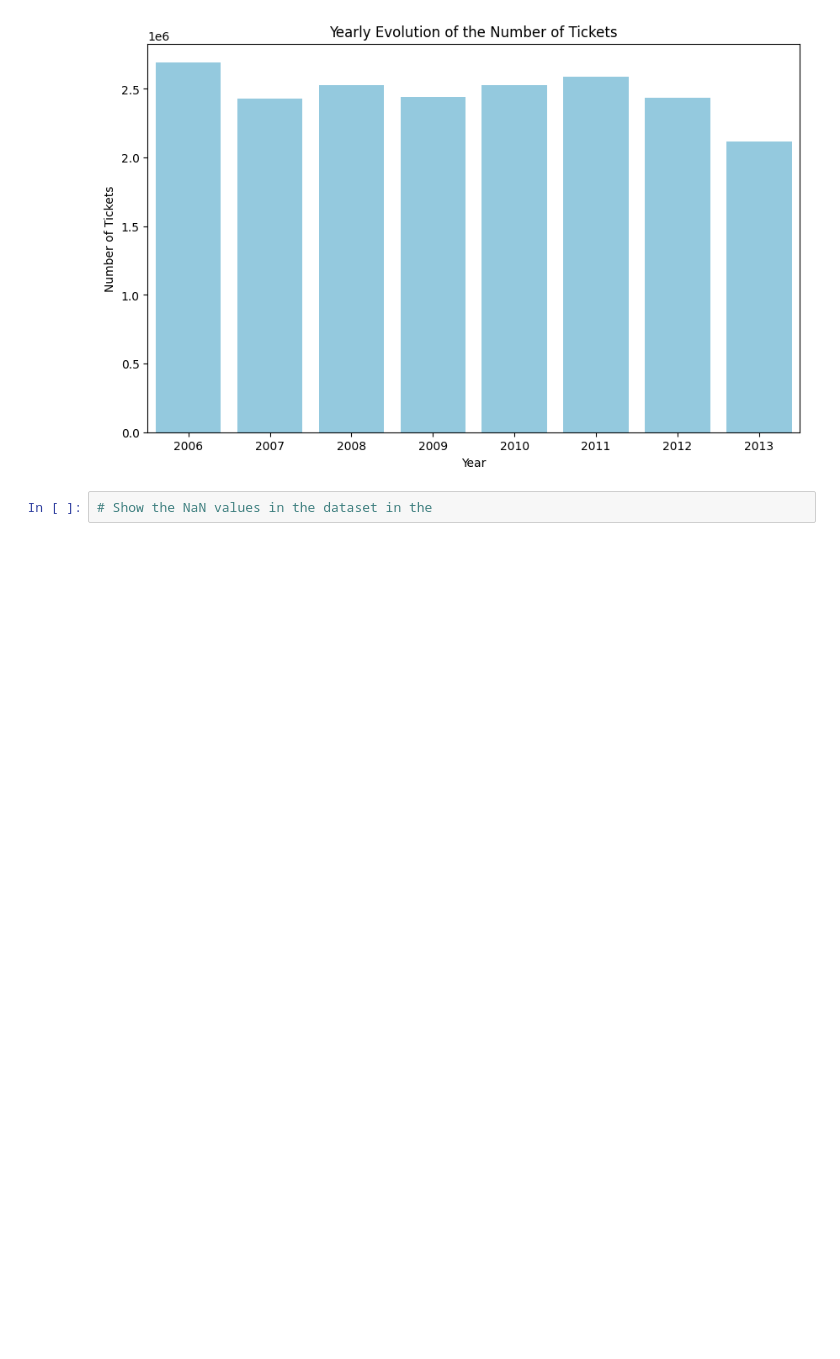
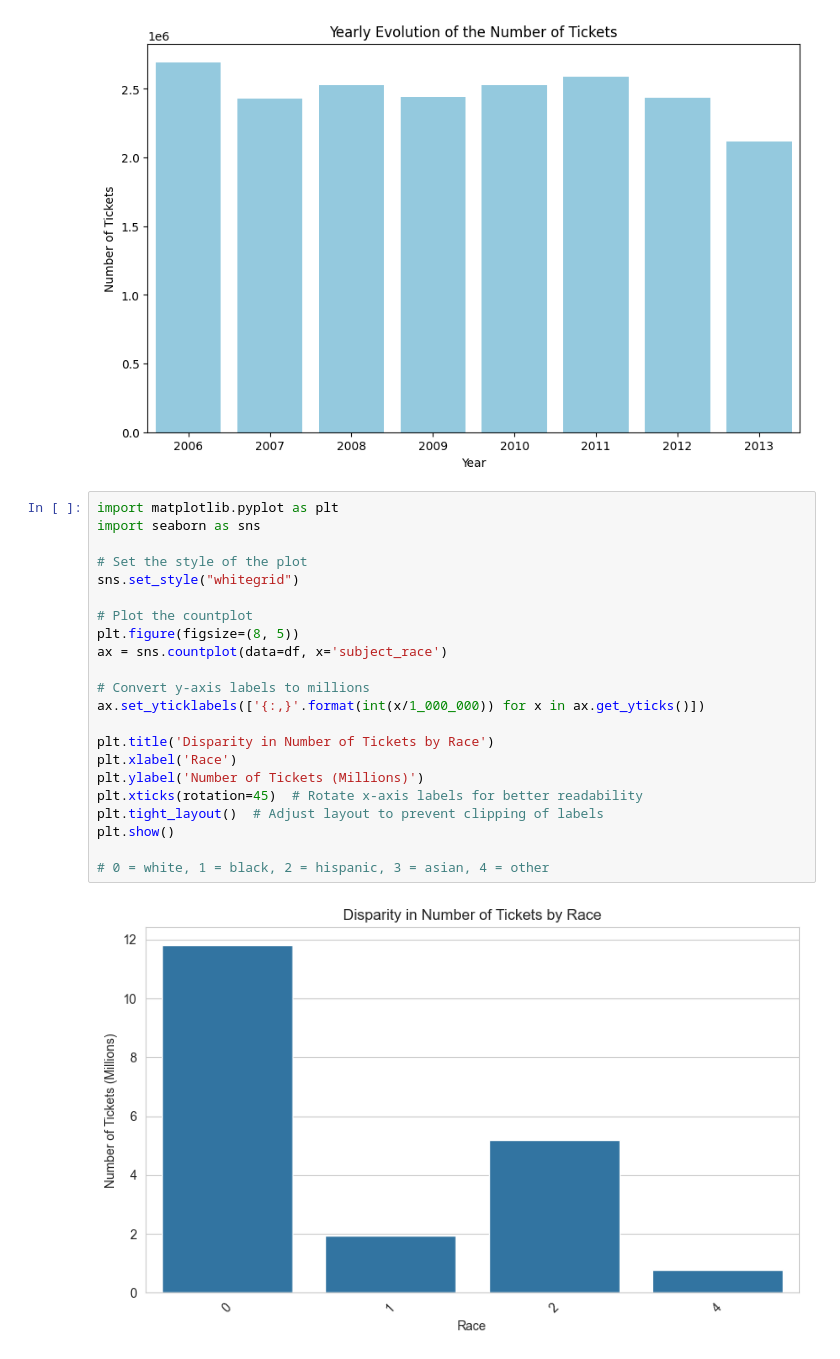
Before and after one commit to Luxchar/Criminalysis, a Jupyter notebook: notebooks/visualization.ipynb, the cells around one changed output. Cells and saved outputs as stored; diff of their text form; blank space fills up the shorter version.

```diff
--- a/notebooks/visualization.ipynb
+++ b/notebooks/visualization.ipynb
@@ -235,5 +234,27 @@ plt.ylabel('Number of Tickets')
 plt.show()
 # %% [output]
 [figure]
-# %%
-# Show the NaN values in the dataset in the
+# %%
+import matplotlib.pyplot as plt
+import seaborn as sns
+
+# Set the style of the plot
+sns.set_style("whitegrid")
+
+# Plot the countplot
+plt.figure(figsize=(8, 5))
+ax = sns.countplot(data=df, x='subject_race')
+
+# Convert y-axis labels to millions
+ax.set_yticklabels(['{:,}'.format(int(x/1_000_000)) for x in ax.get_yticks()])
+
+plt.title('Disparity in Number of Tickets by Race')
+plt.xlabel('Race')
+plt.ylabel('Number of Tickets (Millions)')
+plt.xticks(rotation=45)  # Rotate x-axis labels for better readability
+plt.tight_layout()  # Adjust layout to prevent clipping of labels
+plt.show()
+
+# 0 = white, 1 = black, 2 = hispanic, 3 = asian, 4 = other
+# %% [output]
+[figure, added]
```
Also changed, not shown: parts of 4 cells of this notebook, 2 other files.
